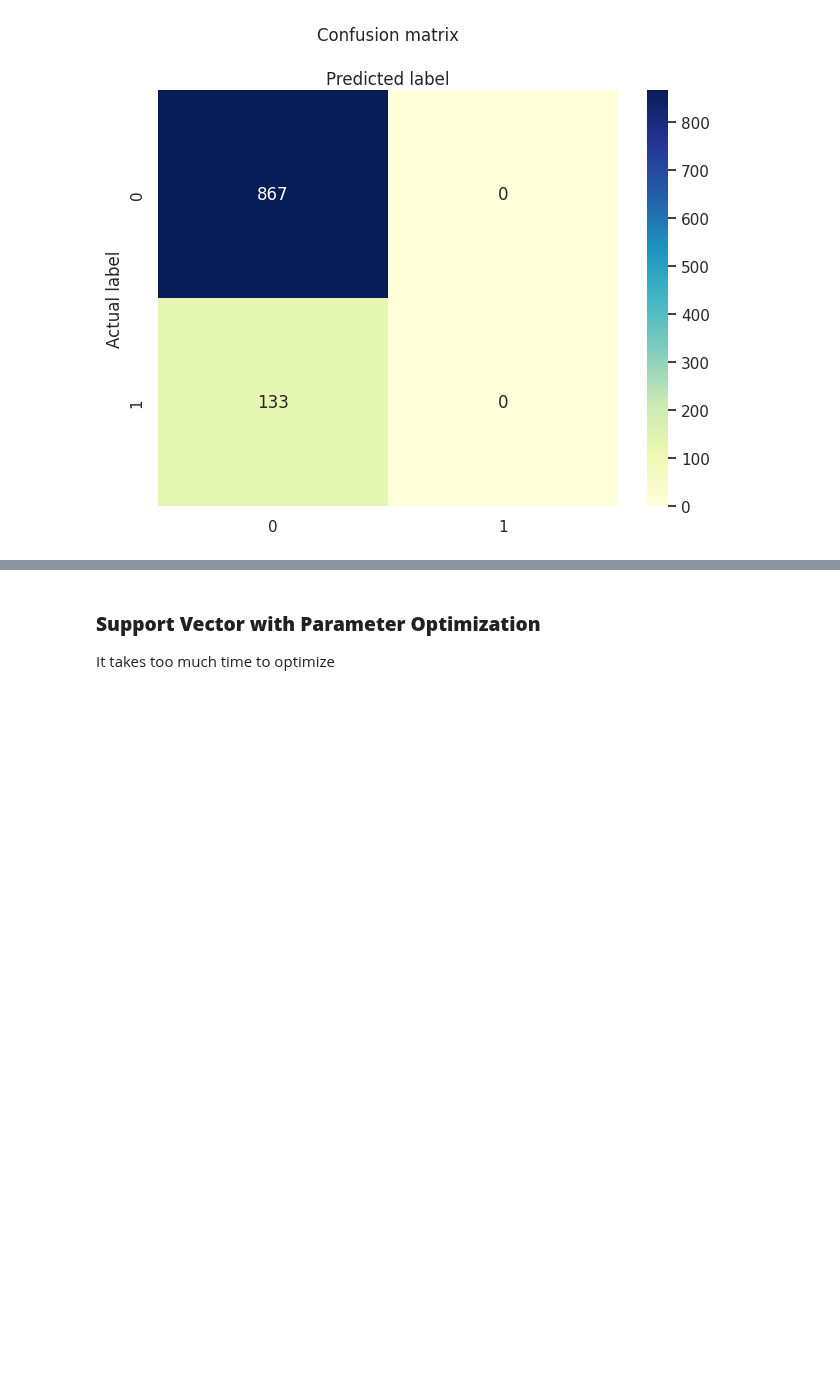
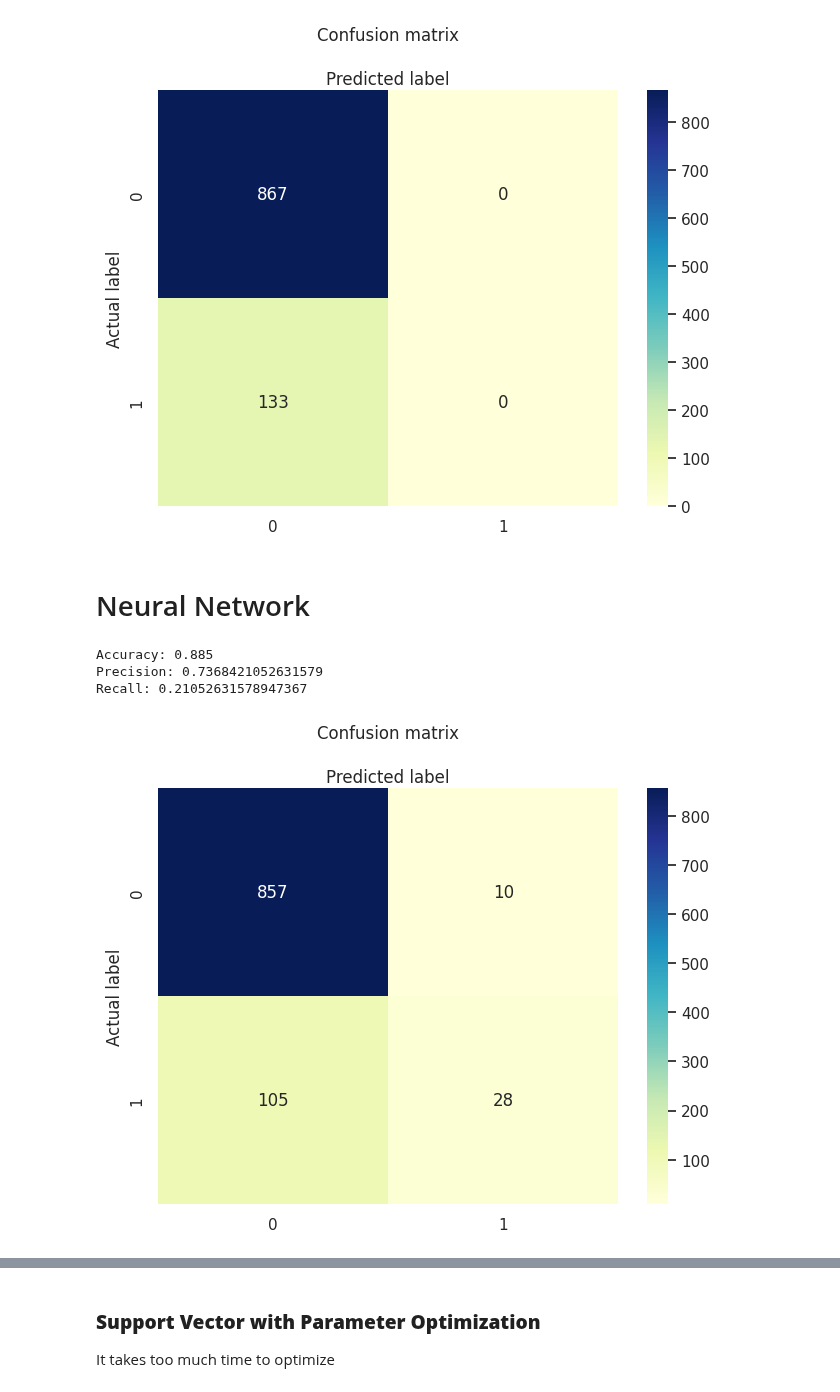
Before and after one commit to ogut77/DataScience, a Jupyter notebook: LR+kNN+NB+SVM.ipynb, the cells around one changed output, grey strips where cells are left out. Drawn from its saved outputs; the diff is of its cells as text; code cells hidden in the pictures; blank space fills up the shorter version.

```diff
--- a/LR+kNN+NB+SVM.ipynb
+++ b/LR+kNN+NB+SVM.ipynb
@@ -232,6 +235,21 @@ Accuracy: 0.867
 Precision: 0.0
 Recall: 0.0
 [figure]
+# %% [markdown]
+# Neural Network
+# %%
+from sklearn.neural_network import MLPClassifier
+clf = MLPClassifier(random_state=17, max_iter=300).fit(X_train, y_train)
+y_pred_nn=clf.predict(X_test)
+
+from sklearn import metrics
+
+eval(y_test,y_pred_nn)
+# %% [output]
+Accuracy: 0.885
+Precision: 0.7368421052631579
+Recall: 0.21052631578947367
+[figure, added]
 # %%
 !pip install optuna
 # %% [output]
```
Also changed, not shown: parts of 11 cells of this notebook.
